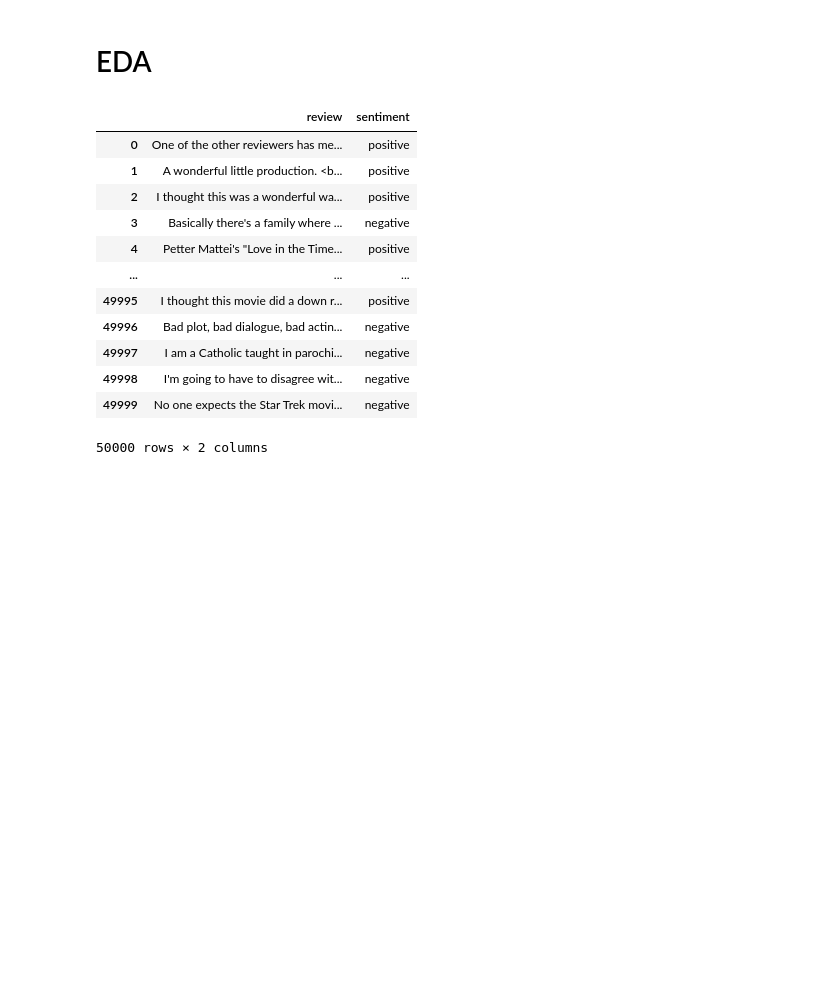
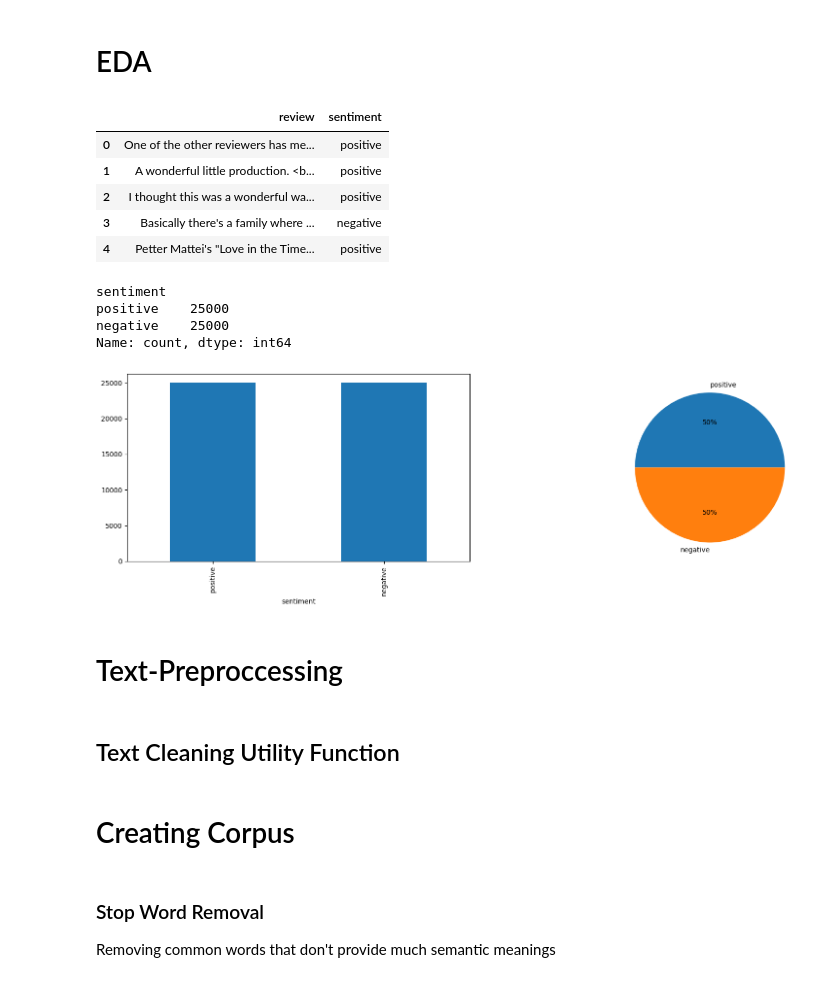
Before and after one commit to RileyLeo/IMDB-Movie-Reviews-Sentimental-Analysis, a Jupyter notebook: notebook.ipynb, the cells around one changed output. Drawn from its saved outputs; the diff is of its cells as text; code cells hidden in the pictures; blank space fills up the shorter version.

```diff
--- a/notebook.ipynb
+++ b/notebook.ipynb
@@ -19,18 +54,33 @@ imdb_df = pd.read_csv(os.path.join(data_path, 'IMDB Dataset.csv'))
 # %% [markdown]
 # EDA
 # %%
-imdb_df
+imdb_df.head()
 # %% [output]
 |  | review | sentiment |
 | 0 | One of the other reviewers has me... | positive |
 | 1 | A wonderful little production. <b... | positive |
 | 2 | I thought this was a wonderful wa... | positive |
 | 3 | Basically there's a family where ... | negative |
 | 4 | Petter Mattei's "Love in the Time... | positive |
-| ... | ... | ... |
-| 49995 | I thought this movie did a down r... | positive |
-| 49996 | Bad plot, bad dialogue, bad actin... | negative |
-| 49997 | I am a Catholic taught in parochi... | negative |
-| 49998 | I'm going to have to disagree wit... | negative |
-| 49999 | No one expects the Star Trek movi... | negative |
-50000 rows × 2 columns
+# %%
+label_info = imdb_df['sentiment'].value_counts()
+print(label_info)
+plt.figure(figsize=((20,5)))
+
+plt.subplot(1,2,1)
+label_info.plot.bar()
+
+plt.subplot(1,2,2)
+plt.pie(label_info,labels = label_info.index,autopct='%.0f%%')
+
+plt.show()
+# %% [output]
+sentiment
+positive    25000
+negative    25000
+Name: count, dtype: int64
+[figure, added]
+# %% [markdown]
+# Text-Preproccessing
+# %% [markdown]
+## Text Cleaning Utility Function
@@ -36,0 +146,5 @@ imdb_df
+# %% [markdown]
+# Creating Corpus
+# %% [markdown]
+### Stop Word Removal
+Removing common words that don't provide much semantic meanings
```
Also changed, not shown: parts of 31 cells of this notebook, 2 other files.
